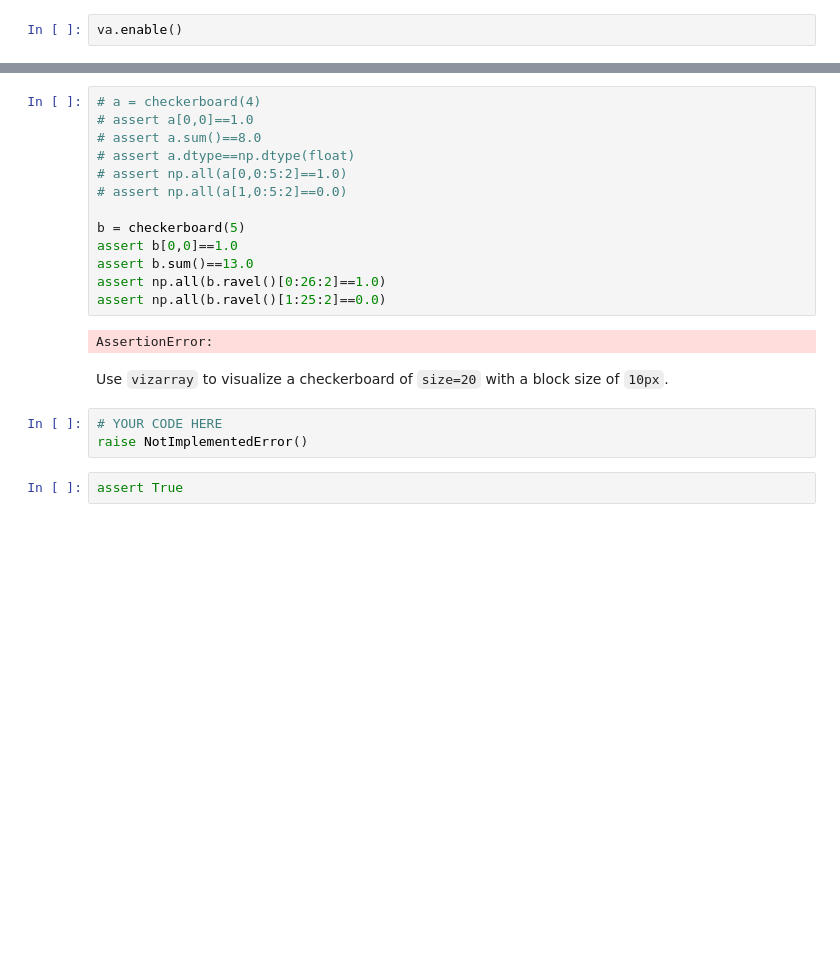
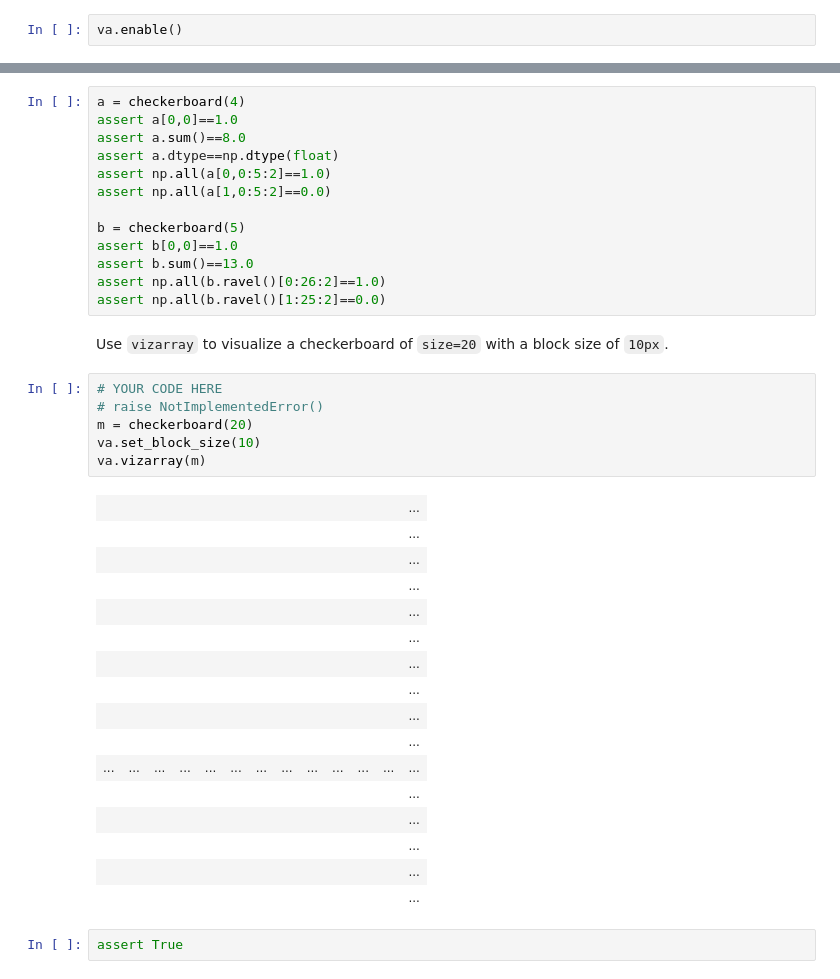
Before and after one commit to sraejones/phys202-2015-work, a Jupyter notebook: assignments/assignment03/NumpyEx01.ipynb, the cells around one changed output, grey strips where cells are left out. Saved outputs shown, nothing was run; the diff lists cells and outputs as text; blank space fills up the shorter version.

```diff
--- a/assignments/assignment03/NumpyEx01.ipynb
+++ b/assignments/assignment03/NumpyEx01.ipynb
@@ -83,23 +50,41 @@ va.vizarray(checkerboard(10))
 # %%
-# a = checkerboard(4)
-# assert a[0,0]==1.0
-# assert a.sum()==8.0
-# assert a.dtype==np.dtype(float)
-# assert np.all(a[0,0:5:2]==1.0)
-# assert np.all(a[1,0:5:2]==0.0)
+a = checkerboard(4)
+assert a[0,0]==1.0
+assert a.sum()==8.0
+assert a.dtype==np.dtype(float)
+assert np.all(a[0,0:5:2]==1.0)
+assert np.all(a[1,0:5:2]==0.0)
 
 b = checkerboard(5)
 assert b[0,0]==1.0
 assert b.sum()==13.0
 assert np.all(b.ravel()[0:26:2]==1.0)
 assert np.all(b.ravel()[1:25:2]==0.0)
-# %% [output]
-AssertionError:
 # %% [markdown]
 Use `vizarray` to visualize a checkerboard of `size=20` with a block size of `10px`.
 # %%
 # YOUR CODE HERE
-raise NotImplementedError()
+# raise NotImplementedError()
+m = checkerboard(20)
+va.set_block_size(10)
+va.vizarray(m)
+# %% [output]
+|  |  |  |  |  |  |  |  |  |  |  |  | ... |
+|  |  |  |  |  |  |  |  |  |  |  |  | ... |
+|  |  |  |  |  |  |  |  |  |  |  |  | ... |
+|  |  |  |  |  |  |  |  |  |  |  |  | ... |
+|  |  |  |  |  |  |  |  |  |  |  |  | ... |
+|  |  |  |  |  |  |  |  |  |  |  |  | ... |
+|  |  |  |  |  |  |  |  |  |  |  |  | ... |
+|  |  |  |  |  |  |  |  |  |  |  |  | ... |
+|  |  |  |  |  |  |  |  |  |  |  |  | ... |
+|  |  |  |  |  |  |  |  |  |  |  |  | ... |
+| ... | ... | ... | ... | ... | ... | ... | ... | ... | ... | ... | ... | ... |
+|  |  |  |  |  |  |  |  |  |  |  |  | ... |
+|  |  |  |  |  |  |  |  |  |  |  |  | ... |
+|  |  |  |  |  |  |  |  |  |  |  |  | ... |
+|  |  |  |  |  |  |  |  |  |  |  |  | ... |
+|  |  |  |  |  |  |  |  |  |  |  |  | ... |
 # %%
 assert True
 # %% [markdown]
```
Also changed, not shown: parts of 4 cells of this notebook, 23 other files.
